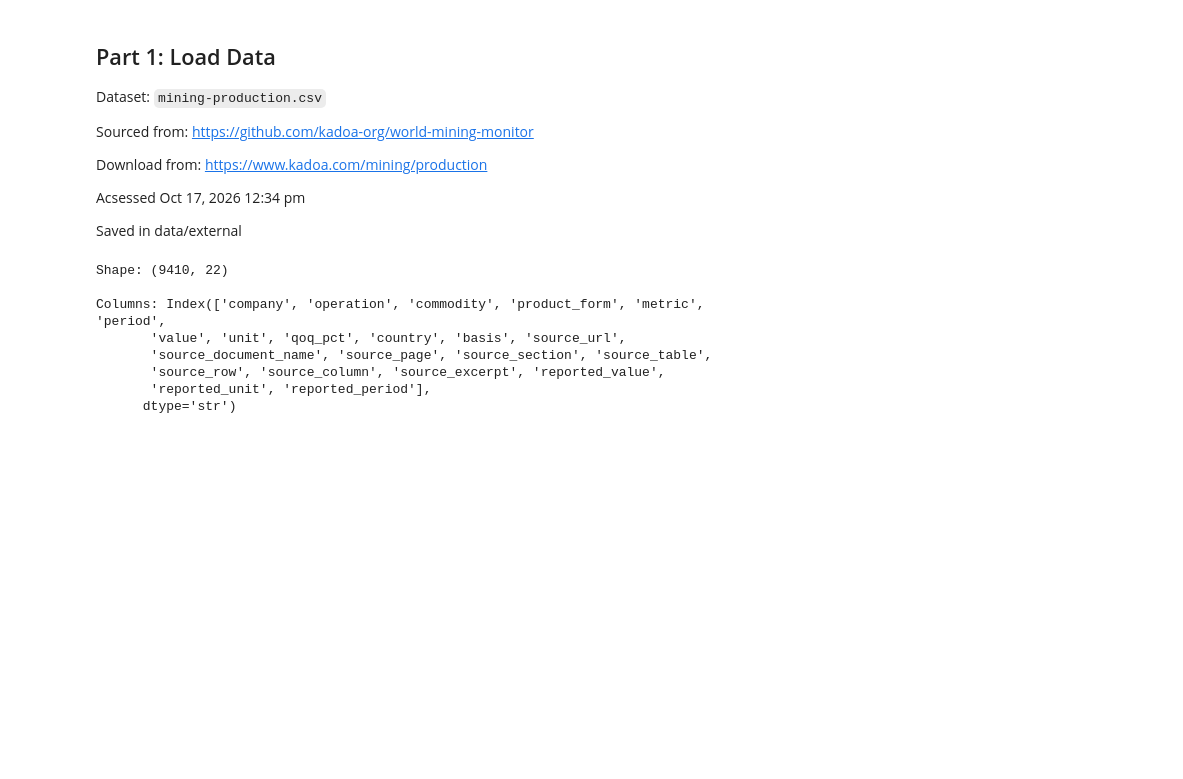
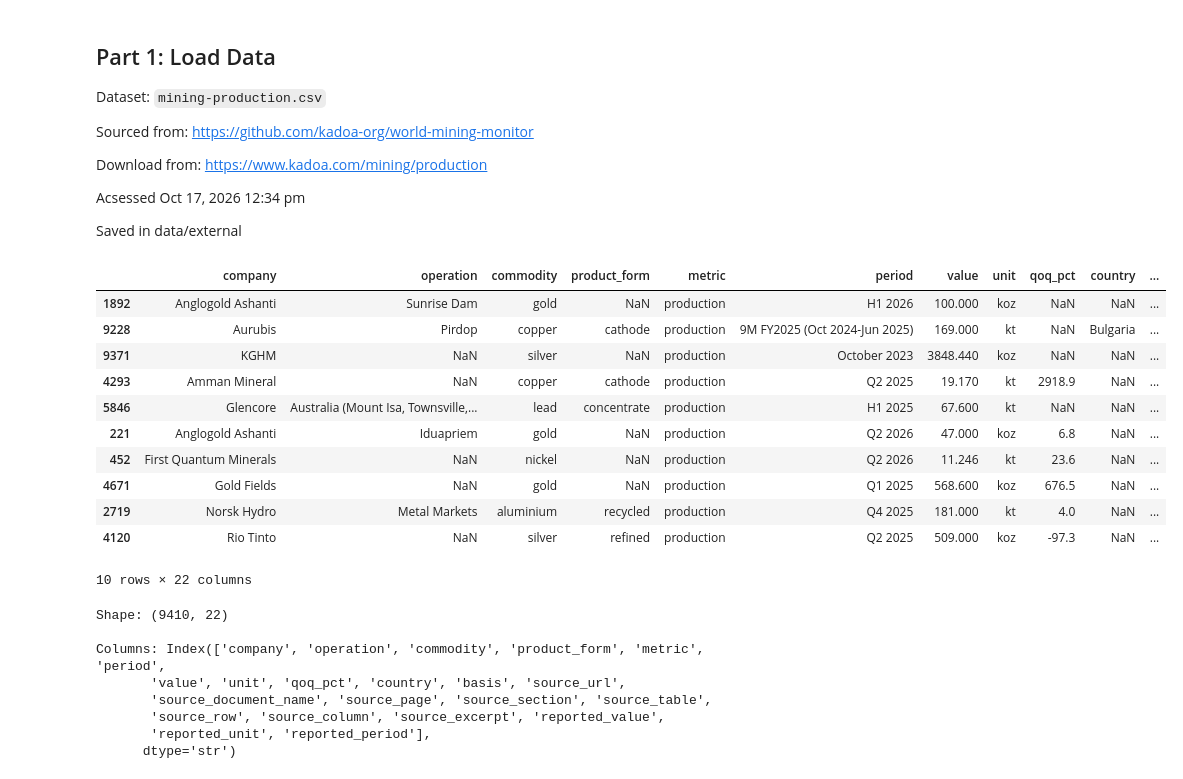
Before and after one commit to littlleHawk/sta556-homework-2, a Jupyter notebook: notebooks/HW_2_csv.ipynb, the cells around one changed output. Drawn from its saved outputs; the diff is of its cells as text; code cells hidden in the pictures; blank space fills up the shorter version.

```diff
--- a/notebooks/HW_2_csv.ipynb
+++ b/notebooks/HW_2_csv.ipynb
@@ -21,7 +24,21 @@ Acsessed Oct 17, 2026 12:34 pm
 Saved in  data/external
 # %%
 # Read data in
-data = pd.read_csv("data/raw/mining-production.csv")
+data = pd.read_csv("../data/raw/mining-production.csv")
+data.sample(10)
+# %% [output]
+|  | company | operation | commodity | product_form | metric | period | value | unit | qoq_pct | country | ... |
+| 1892 | Anglogold Ashanti | Sunrise Dam | gold | NaN | production | H1 2026 | 100.000 | koz | NaN | NaN | ... |
+| 9228 | Aurubis | Pirdop | copper | cathode | production | 9M FY2025 (Oct 2024-Jun 2025) | 169.000 | kt | NaN | Bulgaria | ... |
+| 9371 | KGHM | NaN | silver | NaN | production | October 2023 | 3848.440 | koz | NaN | NaN | ... |
+| 4293 | Amman Mineral | NaN | copper | cathode | production | Q2 2025 | 19.170 | kt | 2918.9 | NaN | ... |
+| 5846 | Glencore | Australia (Mount Isa, Townsville,... | lead | concentrate | production | H1 2025 | 67.600 | kt | NaN | NaN | ... |
+| 221 | Anglogold Ashanti | Iduapriem | gold | NaN | production | Q2 2026 | 47.000 | koz | 6.8 | NaN | ... |
+| 452 | First Quantum Minerals | NaN | nickel | NaN | production | Q2 2026 | 11.246 | kt | 23.6 | NaN | ... |
+| 4671 | Gold Fields | NaN | gold | NaN | production | Q1 2025 | 568.600 | koz | 676.5 | NaN | ... |
+| 2719 | Norsk Hydro | Metal Markets | aluminium | recycled | production | Q4 2025 | 181.000 | kt | 4.0 | NaN | ... |
+| 4120 | Rio Tinto | NaN | silver | refined | production | Q2 2025 | 509.000 | koz | -97.3 | NaN | ... |
+10 rows × 22 columns
 # %%
 #inspect shape, columns, dtypes, and missingness
 print(f"Shape: {data.shape}\n")
```
Also changed, not shown: parts of 18 cells of this notebook, 3 other files.
